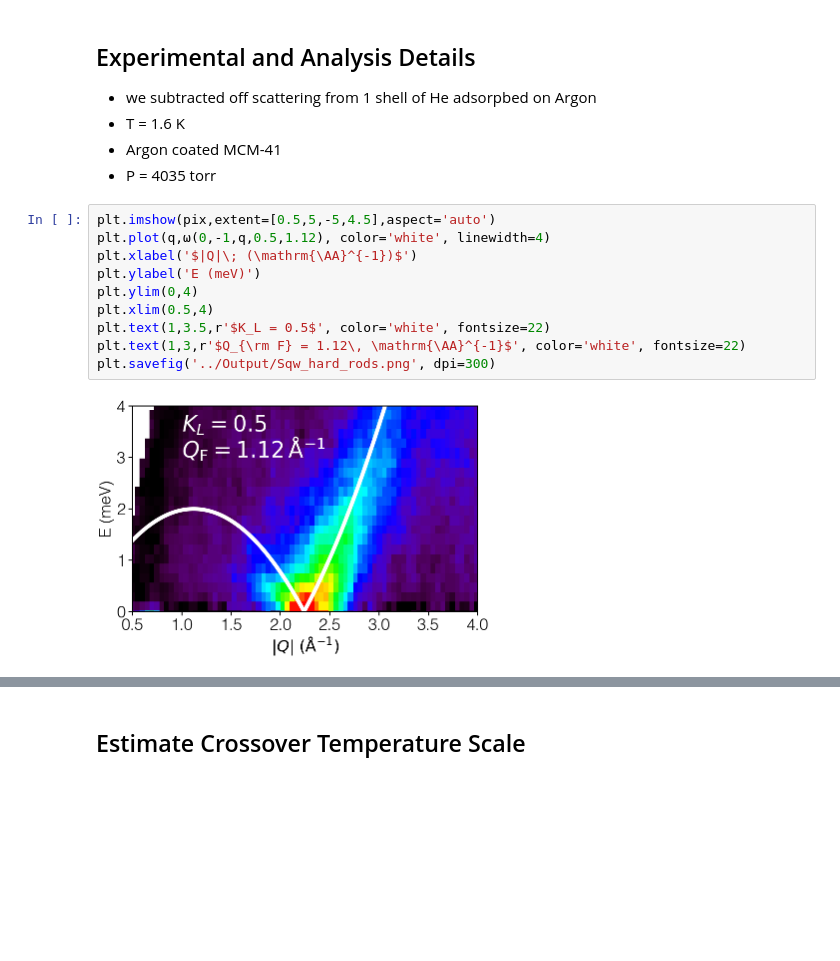
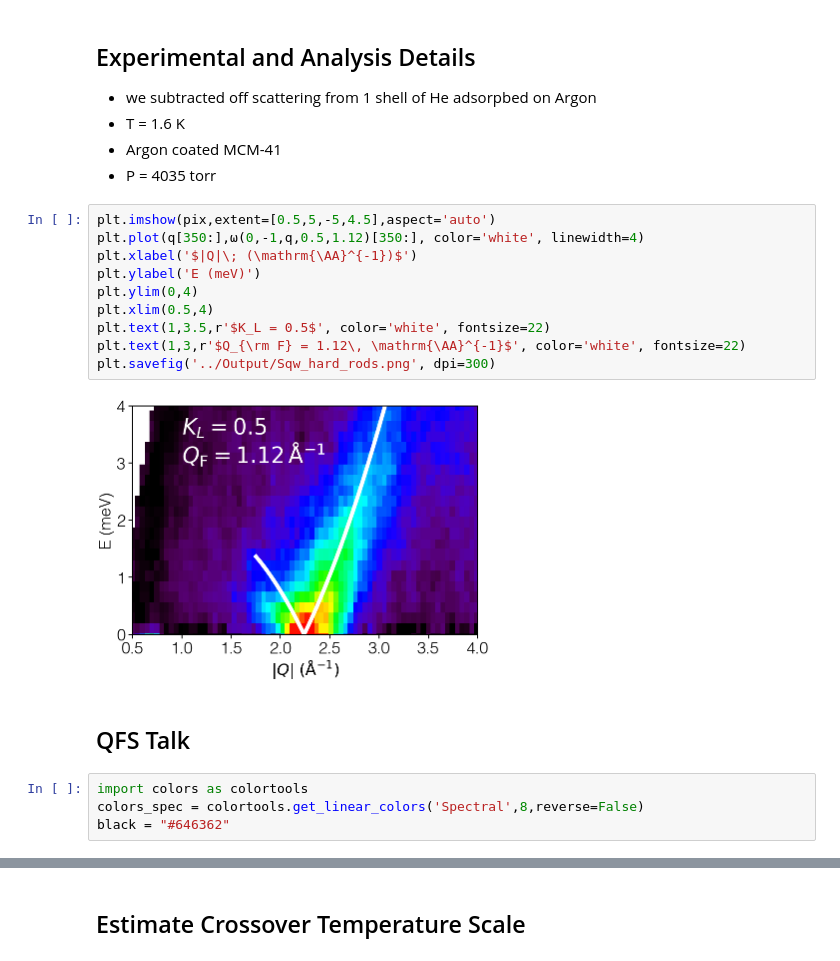
Before and after one commit to DelMaestroGroup/PlatedHe4Nanopores, a Jupyter notebook: Notebooks/analyzing_Sqw.ipynb, the cells around one changed output, grey strips where cells are left out. Cells and saved outputs as stored; diff of their text form; blank space fills up the shorter version.

```diff
--- a/Notebooks/analyzing_Sqw.ipynb
+++ b/Notebooks/analyzing_Sqw.ipynb
@@ -45,13 +45,19 @@ plt.ylim(0,5)
 * P = 4035 torr
 # %%
 plt.imshow(pix,extent=[0.5,5,-5,4.5],aspect='auto')
-plt.plot(q,ω(0,-1,q,0.5,1.12), color='white', linewidth=4)
+plt.plot(q[350:],ω(0,-1,q,0.5,1.12)[350:], color='white', linewidth=4)
 plt.xlabel('$|Q|\; (\mathrm{\AA}^{-1})$')
 plt.ylabel('E (meV)')
 plt.ylim(0,4)
 plt.xlim(0.5,4)
 plt.text(1,3.5,r'$K_L = 0.5$', color='white', fontsize=22)
 plt.text(1,3,r'$Q_{\rm F} = 1.12\, \mathrm{\AA}^{-1}$', color='white', fontsize=22)
 plt.savefig('../Output/Sqw_hard_rods.png', dpi=300)
 # %% [output]
-[figure, old version]
+[figure, new version]
+# %% [markdown]
+## QFS Talk
+# %%
+import colors as colortools
+colors_spec = colortools.get_linear_colors('Spectral',8,reverse=False)
+black = "#646362"
```
Also changed, not shown: parts of 2 cells of this notebook, 3 other files.
